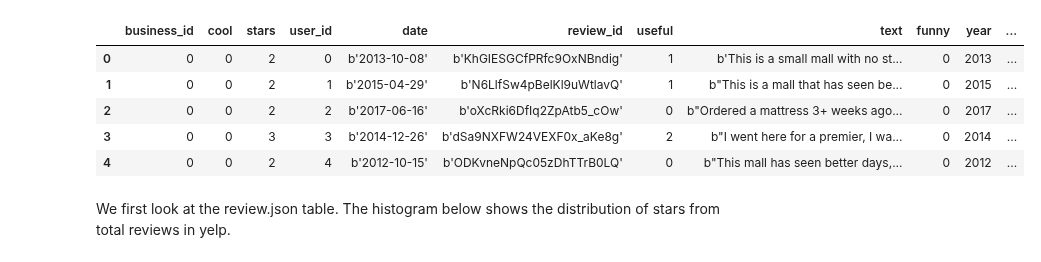
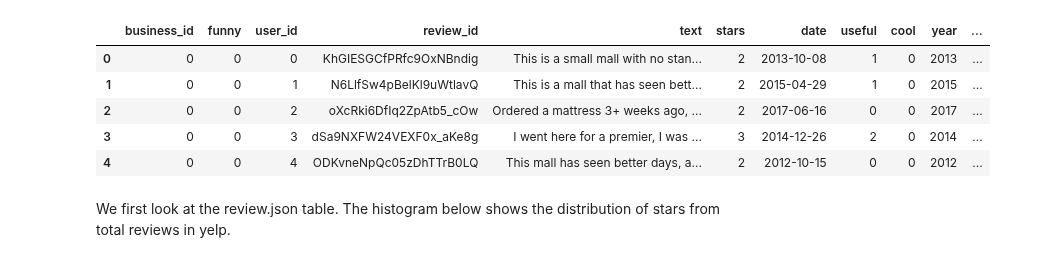
Before and after one commit to xuwd11/Recommender_Systems, a Jupyter notebook: 03_EDA_Full.ipynb, the cells around one changed output. Saved outputs shown, nothing was run; the diff lists cells and outputs as text; code cells hidden in the pictures.

```diff
--- a/03_EDA_Full.ipynb
+++ b/03_EDA_Full.ipynb
@@ -16,11 +16,12 @@ sns.set_context('poster')
 # %%
 # Load data
 
+fig_dir = 'figs/EDA/Full'
 data_dir = 'data/Full/'
-dfb = pd.read_csv(data_dir + 'business.csv', encoding='latin-1')
-dfr = pd.read_csv(data_dir + 'review.csv', encoding='latin-1')
-dfu = pd.read_csv(data_dir + 'user.csv', encoding='latin-1')
-datar = pd.read_csv(data_dir + 'data_review.csv', encoding='latin-1')
+dfb = pd.read_pickle(data_dir + 'business.pkl')
+dfr = pd.read_pickle(data_dir + 'review.pkl')
+dfu = pd.read_pickle(data_dir + 'user.pkl')
+datar = pd.read_pickle(data_dir + 'data_review.pkl')
 
 print(dfb.shape)
 display(dfb.head())
@@ -93,19 +94,19 @@ def plot_discrete_hist(x, xticks=None, normalize=False, minlength=5, **args):
 # %%
 # explore review table (dfr)
 
 ## date : year, month, day
 
-dfr['year'] = dfr['date'].apply(lambda x: x[2:6])
-dfr['month'] = dfr['date'].apply(lambda x: x[7:9])
-dfr['day'] = dfr['date'].apply(lambda x: int(x[10:12]))
+dfr['year'] = dfr['date'].apply(lambda x: int(x[:4]))
+dfr['month'] = dfr['date'].apply(lambda x: int(x[5:7]))
+dfr['day'] = dfr['date'].apply(lambda x: int(x[8:10]))
 dfr.head()
 # %% [output]
-|  | business_id | cool | stars | user_id | date | review_id | useful | text | funny | year | ... |
-| 0 | 0 | 0 | 2 | 0 | b'2013-10-08' | b'KhGIESGCfPRfc9OxNBndig' | 1 | b'This is a small mall with no st... | 0 | 2013 | ... |
-| 1 | 0 | 0 | 2 | 1 | b'2015-04-29' | b'N6LlfSw4pBelKl9uWtlavQ' | 1 | b"This is a mall that has seen be... | 0 | 2015 | ... |
-| 2 | 0 | 0 | 2 | 2 | b'2017-06-16' | b'oXcRki6DfIq2ZpAtb5_cOw' | 0 | b"Ordered a mattress 3+ weeks ago... | 0 | 2017 | ... |
-| 3 | 0 | 0 | 3 | 3 | b'2014-12-26' | b'dSa9NXFW24VEXF0x_aKe8g' | 2 | b"I went here for a premier, I wa... | 0 | 2014 | ... |
-| 4 | 0 | 0 | 2 | 4 | b'2012-10-15' | b'ODKvneNpQc05zDhTTrB0LQ' | 0 | b"This mall has seen better days,... | 0 | 2012 | ... |
+|  | business_id | funny | user_id | review_id | text | stars | date | useful | cool | year | ... |
+| 0 | 0 | 0 | 0 | KhGIESGCfPRfc9OxNBndig | This is a small mall with no stan... | 2 | 2013-10-08 | 1 | 0 | 2013 | ... |
+| 1 | 0 | 0 | 1 | N6LlfSw4pBelKl9uWtlavQ | This is a mall that has seen bett... | 2 | 2015-04-29 | 1 | 0 | 2015 | ... |
+| 2 | 0 | 0 | 2 | oXcRki6DfIq2ZpAtb5_cOw | Ordered a mattress 3+ weeks ago, ... | 2 | 2017-06-16 | 0 | 0 | 2017 | ... |
+| 3 | 0 | 0 | 3 | dSa9NXFW24VEXF0x_aKe8g | I went here for a premier, I was ... | 3 | 2014-12-26 | 2 | 0 | 2014 | ... |
+| 4 | 0 | 0 | 4 | ODKvneNpQc05zDhTTrB0LQ | This mall has seen better days, a... | 2 | 2012-10-15 | 0 | 0 | 2012 | ... |
 # %% [markdown]
 We first look at the review.json table. The histogram below shows the distribution of stars from total reviews in yelp.
 # %%
```
Also changed, not shown: parts of 2 cells of this notebook, 1 other file.
